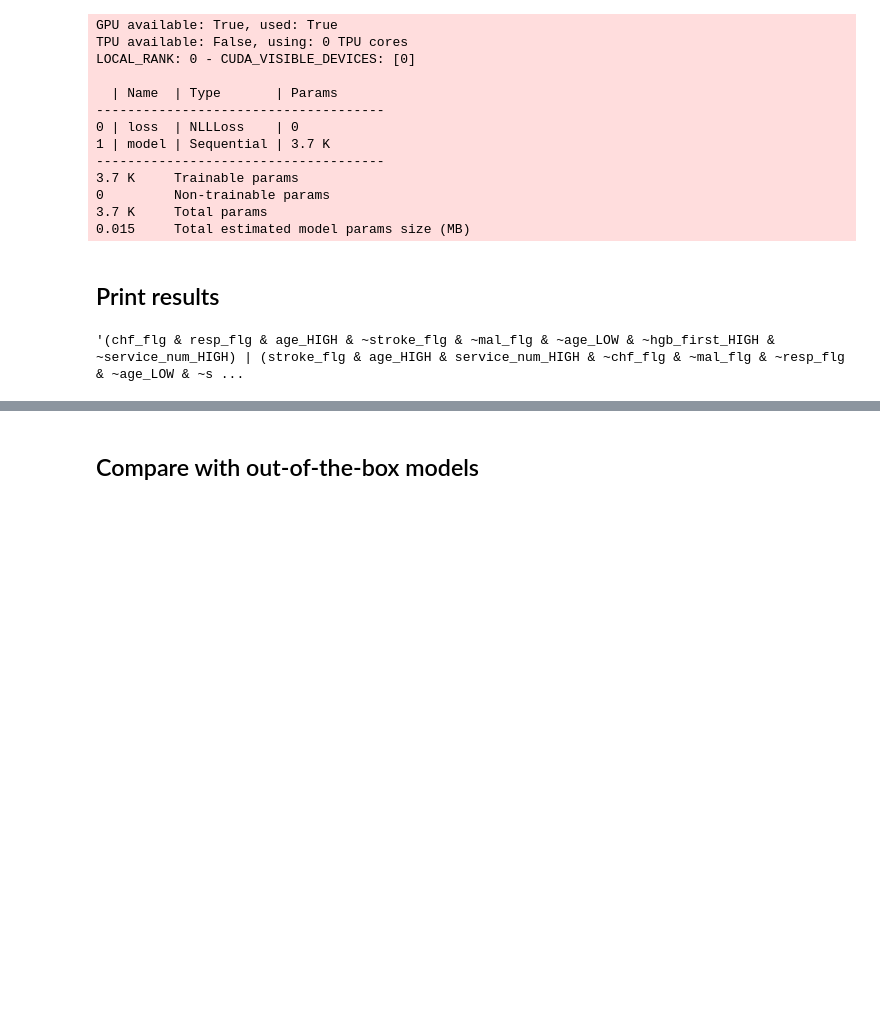
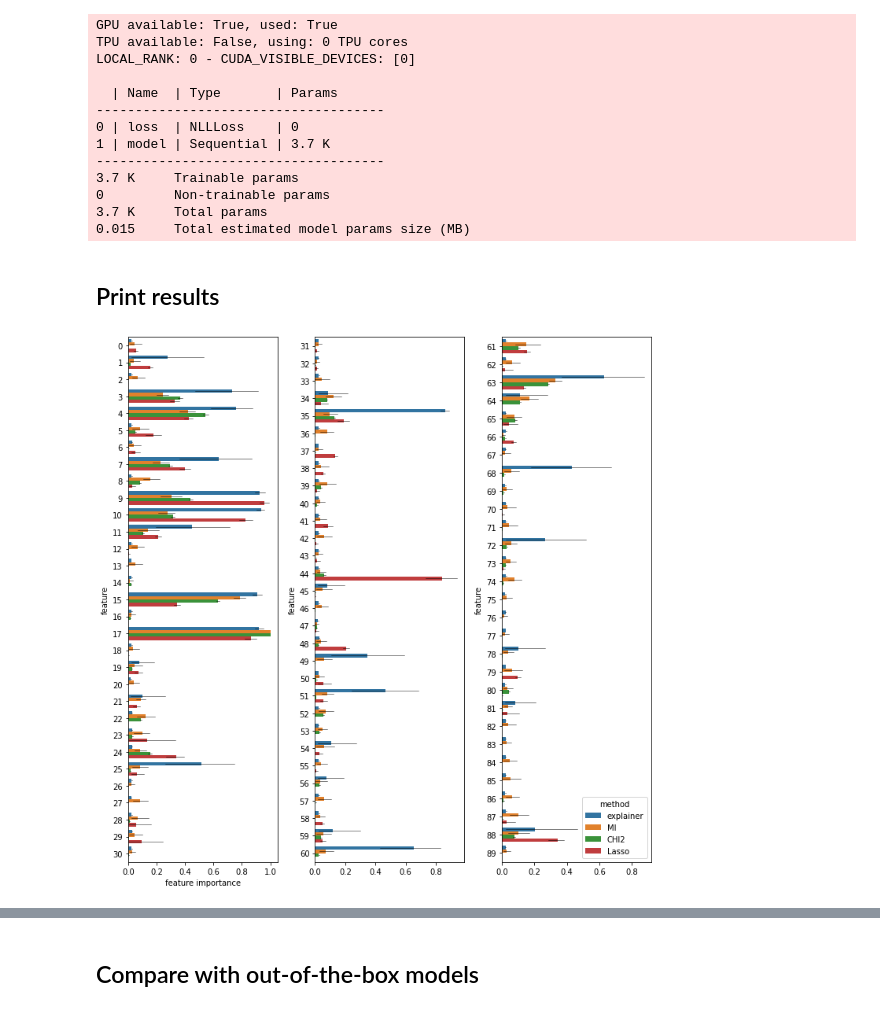
Before and after one commit to pietrobarbiero/pytorch_explain, a Jupyter notebook: experiments/mimic.ipynb, the cells around one changed output, grey strips where cells are left out. Cells and saved outputs as stored; diff of their text form; code cells hidden in the pictures; blank space fills up the shorter version.

```diff
--- a/experiments/mimic.ipynb
+++ b/experiments/mimic.ipynb
@@ -126,7 +163,28 @@ LOCAL_RANK: 0 - CUDA_VISIBLE_DEVICES: [0]
 0.015     Total estimated model params size (MB)
 # %% [markdown]
 ## Print results
-# %%
-f[j]['explanation']
-# %% [output]
-'(chf_flg & resp_flg & age_HIGH & ~stroke_flg & ~mal_flg & ~age_LOW & ~hgb_first_HIGH & ~service_num_HIGH) | (stroke_flg & age_HIGH & service_num_HIGH & ~chf_flg & ~mal_flg & ~resp_flg & ~age_LOW & ~s ...
+# %%
+f1 = feature_selection[feature_selection['feature']<=30]
+f2 = feature_selection[(feature_selection['feature']>30) & (feature_selection['feature']<=60)]
+f3 = feature_selection[feature_selection['feature']>60]
+# %%
+plt.figure(figsize=[10, 10])
+plt.subplot(1, 3, 1)
+ax = sns.barplot(y=f1['feature'], x=f1.iloc[:, 0],
+            hue=f1['method'], orient='h', errwidth=0.5, errcolor='k')
+ax.get_legend().remove()
+plt.subplot(1, 3, 2)
+ax = sns.barplot(y=f2['feature'], x=f2.iloc[:, 0],
+            hue=f2['method'], orient='h', errwidth=0.5, errcolor='k')
+plt.xlabel('')
+ax.get_legend().remove()
+plt.subplot(1, 3, 3)
+sns.barplot(y=f3['feature'], x=f3.iloc[:, 0],
+            hue=f3['method'], orient='h', errwidth=0.5, errcolor='k')
+plt.xlabel('')
+plt.tight_layout()
+plt.savefig(os.path.join(base_dir, 'barplot_mimic.png'))
+plt.savefig(os.path.join(base_dir, 'barplot_mimic.pdf'))
+plt.show()
+# %% [output]
+[figure, added]
```
Also changed, not shown: parts of 6 cells of this notebook, 2 other files.
